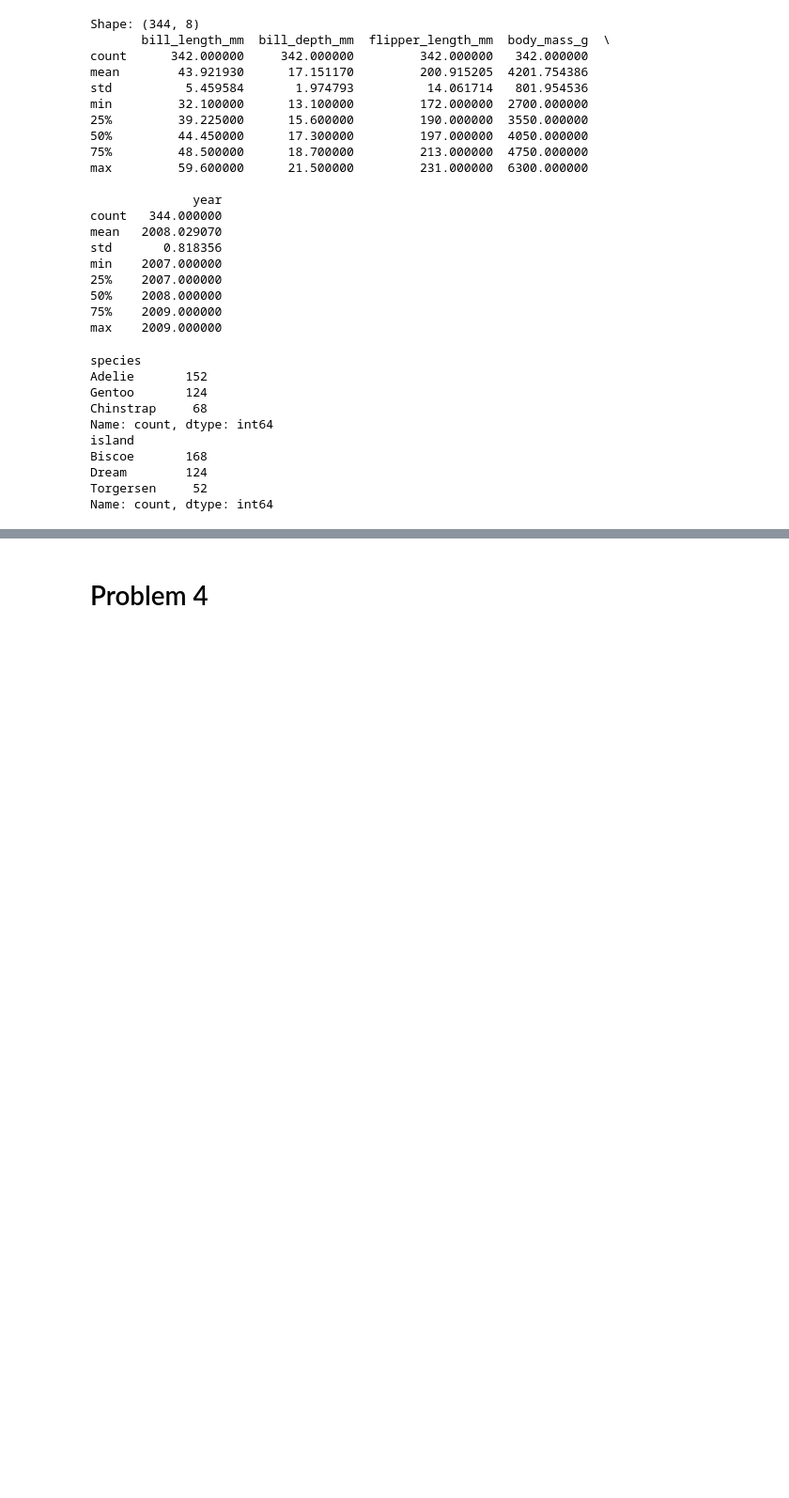
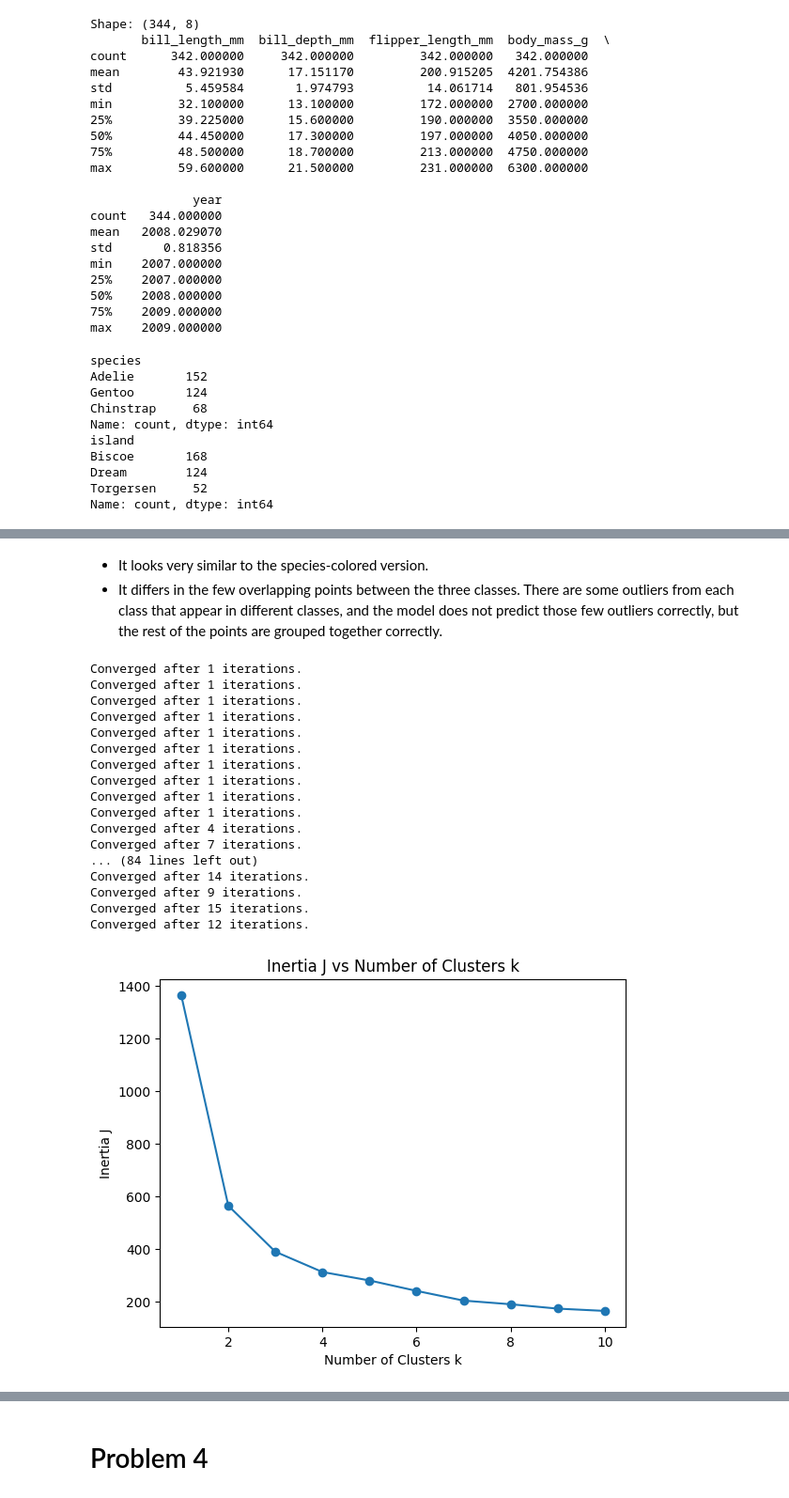
Before and after one commit to sonirohan/intro-ml, a Jupyter notebook: hw3/hw3.ipynb, the cells around one changed output, grey strips where cells are left out. Shown at 94% size. Saved outputs shown, nothing was run; the diff lists cells and outputs as text; code cells hidden in the pictures; blank space fills up the shorter version.

```diff
--- a/hw3/hw3.ipynb
+++ b/hw3/hw3.ipynb
@@ -53,0 +123,14 @@ Name: count, dtype: int64
+# %%
+# 3(b)(iii)
+
+# standardize the four features to zero mean and unit variance using the training-data statistics
+mean = penguins_numerical.mean()
+std = penguins_numerical.std()
+penguins_standardized = (penguins_numerical - mean) / std
+
+# print the resulting means and standard deviations of each feature
+print("Means after standardization:")
+print(penguins_standardized.mean())
+
+print("\nStandard deviations after standardization:")
+print(penguins_standardized.std())
@@ -53,0 +275,40 @@ Name: count, dtype: int64
+# %% [markdown]
+ - It looks very similar to the species-colored version.
+ - It differs in the few overlapping points between the three classes. There are some outliers from each class that appear in different classes, and the model does not predict those few outliers correctly, but the rest of the points are grouped together correctly.
+# %%
+# 3(e)(i)
+
+# run the k-means algorithm for k=1, 2, ... , 10
+inertias_k = []
+for k in range(1, 11):
+    # average the final inertia over 10 random initializations (different seeds)
+    total_inertia = 0
+    for _ in range(10):
+        centroids, labels, inertia = kmeans(penguins_standardized.values, k=k, max_iter=100, seed=_)
+        total_inertia += inertia
+    inertias_k.append(total_inertia / 10)
+
+plt.plot(range(1, 11), inertias_k, marker='o')
+plt.xlabel("Number of Clusters k")
+plt.ylabel("Inertia J")
+plt.title("Inertia J vs Number of Clusters k")
+plt.show()
+# %% [output]
+Converged after 1 iterations.
+Converged after 1 iterations.
+Converged after 1 iterations.
+Converged after 1 iterations.
+Converged after 1 iterations.
+Converged after 1 iterations.
+Converged after 1 iterations.
+Converged after 1 iterations.
+Converged after 1 iterations.
+Converged after 1 iterations.
+Converged after 4 iterations.
+Converged after 7 iterations.
+... (84 lines left out)
+Converged after 14 iterations.
+Converged after 9 iterations.
+Converged after 15 iterations.
+Converged after 12 iterations.
+[figure, added]
```
Also changed, not shown: parts of 31 cells of this notebook.
